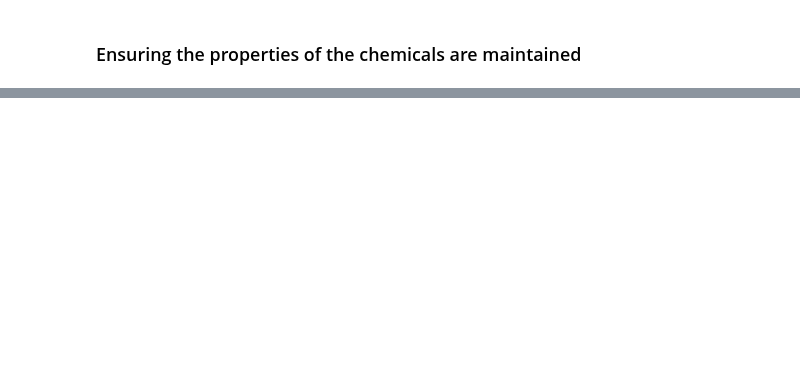
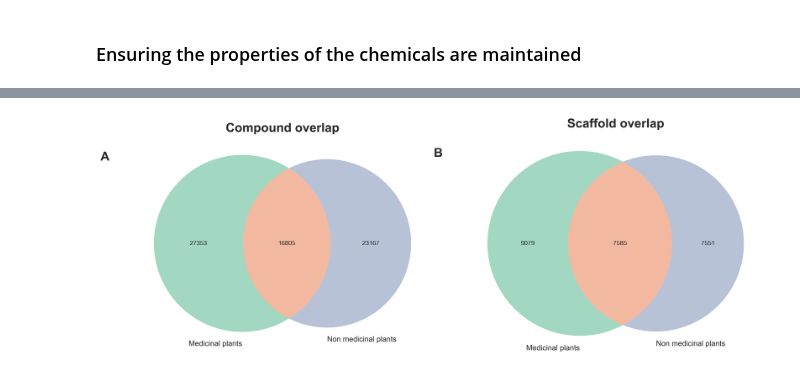
Before and after one commit to enveda/plant-chemical-space, a Jupyter notebook: notebooks/4_chemical_properties_med_vs_non_med.ipynb, the cells around one changed output, grey strips where cells are left out. Saved outputs shown, nothing was run; the diff lists cells and outputs as text; code cells hidden in the pictures; blank space fills up the shorter version.

```diff
--- a/notebooks/4_chemical_properties_med_vs_non_med.ipynb
+++ b/notebooks/4_chemical_properties_med_vs_non_med.ipynb
@@ -305,15 +337,15 @@ valid_scaffolds = set()
 
 for plant_curie, chemical_curie in tqdm(plant_chemical_df.values):
 
-    if chemical_curie not in smiles_from_pubchem_id:
+    if chemical_curie not in murcko_from_pubchem_id:
         skipped.add(chemical_curie)
         continue
 
     valid_scaffolds.add(chemical_curie)
 
     if plant_curie in medicinal_plants:
-        medicinal_plants_scaffolds.add(smiles_from_pubchem_id[chemical_curie])
+        medicinal_plants_scaffolds.add(murcko_from_pubchem_id[chemical_curie])
     else:
-        non_medicinal_plants_scaffolds.add(smiles_from_pubchem_id[chemical_curie])
+        non_medicinal_plants_scaffolds.add(murcko_from_pubchem_id[chemical_curie])
 # %%
 len(skipped), len(valid_scaffolds)
@@ -320,22 +354,30 @@ len(skipped), len(valid_scaffolds)
 # %%
 medicinal_plants_scaffolds = set()
 non_medicinal_plants_scaffolds = set()
+
+medicinal_plants_structures = set()
+non_medicinal_plants_structures = set()
 
 skipped = set()
 valid_scaffolds = set()
 
 for plant_curie, chemical_curie in tqdm(plant_chemical_df.values):
 
-    if chemical_curie not in smiles_from_pubchem_id:
+    if chemical_curie in promiscuous_chemicals:
+        continue
+
+    if chemical_curie not in murcko_from_pubchem_id or not murcko_from_pubchem_id[chemical_curie]:
         skipped.add(chemical_curie)
         continue
 
     valid_scaffolds.add(chemical_curie)
 
     if plant_curie in medicinal_plants:
-        medicinal_plants_scaffolds.add(smiles_from_pubchem_id[chemical_curie])
+        medicinal_plants_scaffolds.add(murcko_from_pubchem_id[chemical_curie])
+        medicinal_plants_structures.add(chemical_curie)
     else:
-        non_medicinal_plants_scaffolds.add(smiles_from_pubchem_id[chemical_curie])
+        non_medicinal_plants_scaffolds.add(murcko_from_pubchem_id[chemical_curie])
+        non_medicinal_plants_structures.add(chemical_curie)
 # %%
 len(skipped), len(valid_scaffolds)
 # %% [output]
@@ -356,0 +385,51 @@ plt.show()
+# %%
+plt.figure(dpi=300, figsize=([15,15]))
+
+plt.subplots_adjust(wspace=0)
+
+plt.subplot(1,2,1)
+
+plt.title('Compound overlap', fontsize=20, fontweight='bold')
+
+c3 = venn2(
+    [medicinal_plants_structures, non_medicinal_plants_structures],
+    ('Medicinal plants', 'Non medicinal plants'),
+    set_colors=('#8BCEB2', '#a5b3ce'),
+    alpha=.8,
+)
+c3.get_patch_by_id('11').set_color('#efa888')
+c3.get_patch_by_id('11').set_edgecolor('none')
+
+plt.text(-0.1, 0.9, string.ascii_uppercase[0],
+        size=20, weight='bold', horizontalalignment='center',
+        verticalalignment='center',
+        transform = plt.gca().transAxes)
+
+plt.subplot(1,2,2)
+
+plt.title('Scaffold overlap', fontsize=20, fontweight='bold')
+
+c3 = venn2(
+    [medicinal_plants_scaffolds, non_medicinal_plants_scaffolds],
+    ('Medicinal plants', 'Non medicinal plants'),
+    set_colors=('#8BCEB2', '#a5b3ce'),
+    alpha=.8,
+)
+c3.get_patch_by_id('11').set_color('#efa888')
+c3.get_patch_by_id('11').set_edgecolor('none')
+
+plt.text(
+    -0.1, 0.9,
+    string.ascii_uppercase[1],
+    size=20,
+    weight='bold',
+    horizontalalignment='center',
+    verticalalignment='center',
+    transform = plt.gca().transAxes,
+
+
+plt.tight_layout()
+plt.savefig(f'figure_4b.png', bbox_inches='tight')
+plt.show()
+# %% [output]
+[figure, added]
```
Also changed, not shown: parts of 21 cells of this notebook, 1 other file.
